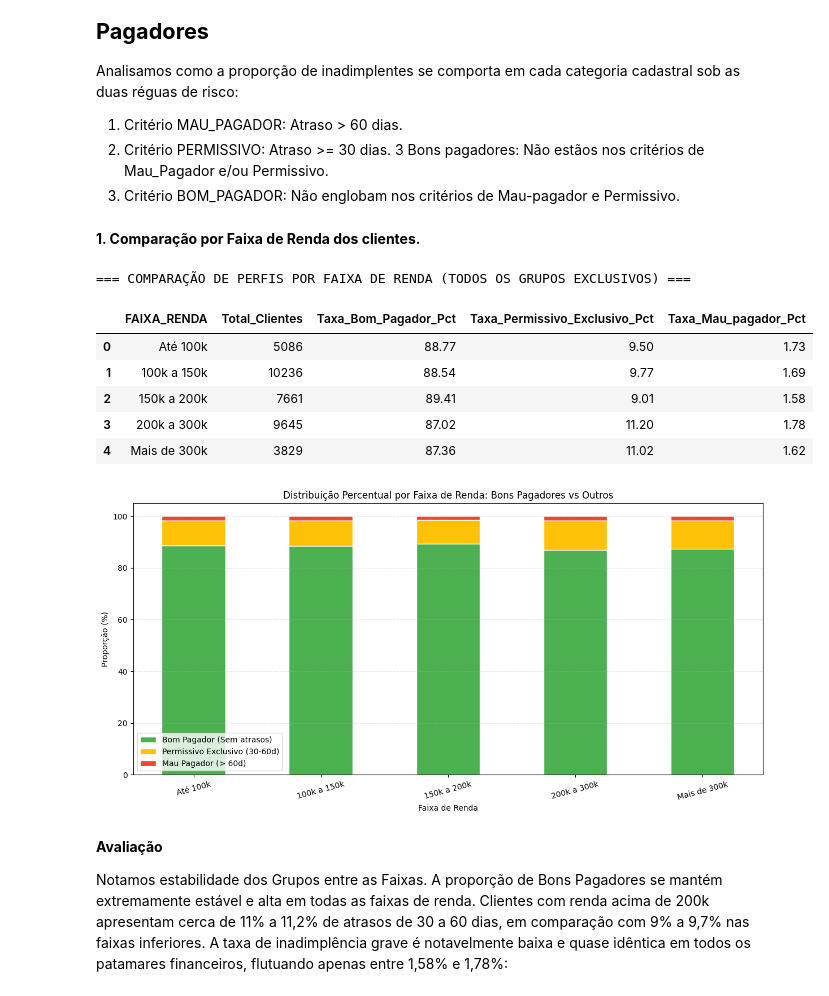
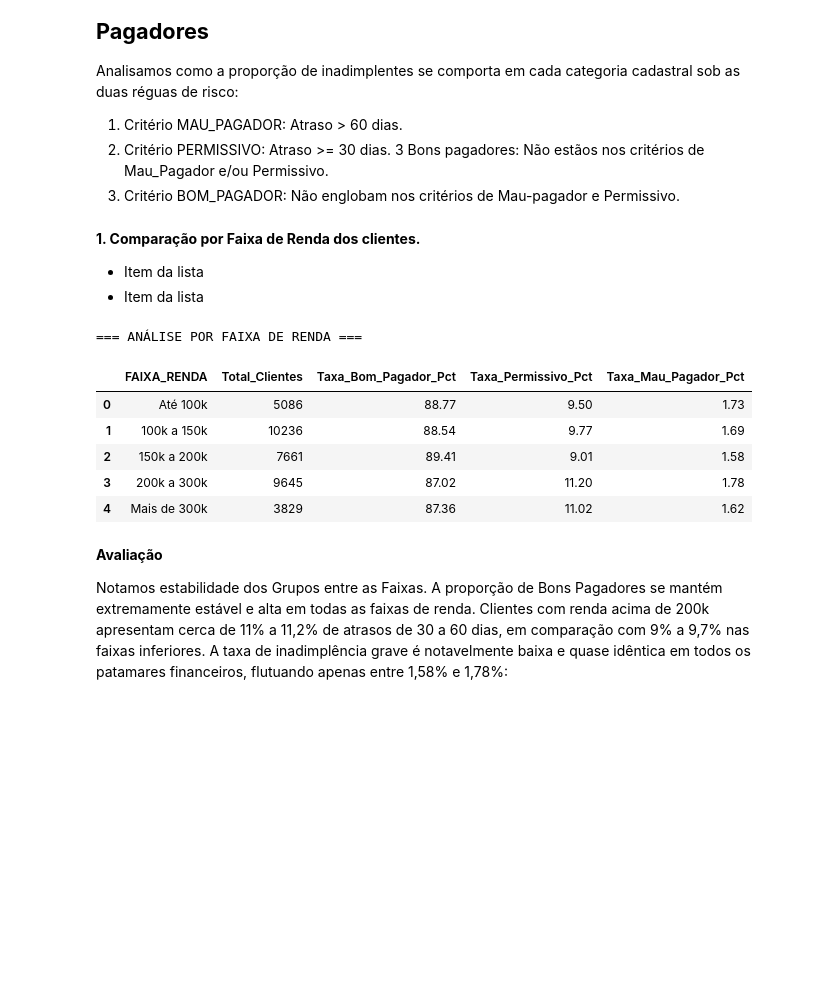
Before and after one commit to fernandinhaalmeida84/Tech_Challenge_Fase_2, a Jupyter notebook: Notebook/02_Criação_Target.ipynb, the cells around one changed output. Drawn from its saved outputs; the diff is of its cells as text; code cells hidden in the pictures; blank space fills up the shorter version.

```diff
--- a/Notebook/02_Criação_Target.ipynb
+++ b/Notebook/02_Criação_Target.ipynb
@@ -69,0 +145,10 @@ Shape df_credito: (1048575, 3)
+# %%
+COLS_PERFIL = [c for c in df_excel.columns if c != 'ID']
+df['PERFIL_ID'] = df.groupby(COLS_PERFIL, dropna=False).ngroup()
+
+n_perfis = df['PERFIL_ID'].nunique()
+print(f"Clientes: {len(df)} | Perfis únicos: {n_perfis}")
+print(f"Linhas que repetem um perfil já existente: {len(df) - n_perfis}")
+
+conflito = df.groupby('PERFIL_ID')['TARGET'].nunique()
+print(f"Perfis idênticos com TARGET diferente (0 e 1): {(conflito > 1).sum()}")
@@ -82,13 +224,13 @@ Pela classificação, dos 45985 clientes (ID únicos), 45318 são bons pagadores
 # %%
 # 1. Critério Padrão (Atraso > 60 dias): Status 2, 3, 4, 5
-df_credito['MAU_PAGADOR'] = df_credito['STATUS'].isin(['2', '3', '4', '5']).astype(int)
+df_excel2['MAU_PAGADOR'] = df_excel2['STATUS'].isin(['2', '3', '4', '5']).astype(int)
 
 # 2. Critério Permissivo (Atraso >= 30 dias): Status 1, 2, 3, 4, 5
-df_credito['PERMISSIVO'] = df_credito['STATUS'].isin(['1', '2', '3', '4', '5']).astype(int)
+df_excel2['PERMISSIVO'] = df_excel2['STATUS'].isin(['1', '2', '3', '4', '5']).astype(int)
 
 # Agrupando por ID para pegar o pior status histórico de cada cliente sob cada critério
-df_target_padrao = df_credito.groupby('ID')['MAU_PAGADOR'].max().reset_index()
-df_target_permissivo = df_credito.groupby('ID')['PERMISSIVO'].max().reset_index()
+df_target_padrao = df_excel2.groupby('ID')['MAU_PAGADOR'].max().reset_index()
+df_target_permissivo = df_excel2.groupby('ID')['PERMISSIVO'].max().reset_index()
 
 # Unificando os targets temporariamente em um único dataframe de referência
 df_target = pd.merge(df_target_padrao, df_target_permissivo, on='ID', how='inner')
@@ -229,0 +381,4 @@ Passing `palette` without assigning `hue` is deprecated and will be removed in v
+# %%
+faixas = pd.cut(target_cliente['MESES_HISTORICO'], bins=[0, 6, 12, 24, 36, 61])
+print(target_cliente.groupby(faixas, observed=False)['TARGET']
+      .agg(['count', 'mean']).rename(columns={'mean': 'taxa_mau'}).round(4))
@@ -229,0 +393,8 @@ Passing `palette` without assigning `hue` is deprecated and will be removed in v
+# %%
+ids_cad, ids_cred = set(df_excel['ID']), set(target_cliente['ID'])
+print('Só no cadastro (sem histórico):', len(ids_cad - ids_cred))
+print('Só no crédito (sem cadastro)  :', len(ids_cred - ids_cad))
+print('Nas duas bases                :', len(ids_cad & ids_cred))
+
+df = df_excel.merge(target_cliente, on='ID', how='inner')
+print('Base final para modelagem:', df.shape)
@@ -237,22 +415,34 @@ Analisamos como a proporção de inadimplentes se comporta em cada categoria cad
 3. Critério BOM_PAGADOR: Não englobam nos critérios de Mau-pagador e Permissivo.
 # %% [markdown]
 **1. Comparação por Faixa de Renda dos clientes.**
+
+*   Item da lista
+*   Item da lista
 # %%
+# Garantindo que os targets originais definidos pelo negócio estejam presentes no DataFrame
+target_cols = ['MAU_PAGADOR', 'PERMISSIVO', 'PERMISSIVO_EXCLUSIVO', 'GRUPO_PAGAMENTO', 'GRUPO_CREDITO']
+missing_cols = [col for col in target_cols if col not in df.columns]
+
+if missing_cols and 'df_target' in globals():
+    # Recupera as colunas de target originais do df_target pelo ID do cliente
+    cols_to_merge = ['ID'] + [col for col in target_cols if col in df_target.columns]
+    df = df.drop(columns=[col for col in target_cols if col in df.columns], errors='ignore')
+    df = df.merge(df_target[cols_to_merge], on='ID', how='inner')
+
 if 'FAIXA_RENDA' not in df.columns and 'AMT_INCOME_TOTAL' in df.columns:
     faixas = [0, 100000, 150000, 200000, 300000, np.inf]
     labels = ['Até 100k', '100k a 150k', '150k a 200k', '200k a 300k', 'Mais de 300k']
     df['FAIXA_RENDA'] = pd.cut(df['AMT_INCOME_TOTAL'], bins=faixas, labels=labels)
 
 analisar_taxas_por_categoria(df, 'FAIXA_RENDA', 'Faixa de Renda')
 # %% [output]
-=== COMPARAÇÃO DE PERFIS POR FAIXA DE RENDA (TODOS OS GRUPOS EXCLUSIVOS) ===
+=== ANÁLISE POR FAIXA DE RENDA ===
-|  | FAIXA_RENDA | Total_Clientes | Taxa_Bom_Pagador_Pct | Taxa_Permissivo_Exclusivo_Pct | Taxa_Mau_pagador_Pct |
+|  | FAIXA_RENDA | Total_Clientes | Taxa_Bom_Pagador_Pct | Taxa_Permissivo_Pct | Taxa_Mau_Pagador_Pct |
 | 0 | Até 100k | 5086 | 88.77 | 9.50 | 1.73 |
 | 1 | 100k a 150k | 10236 | 88.54 | 9.77 | 1.69 |
 | 2 | 150k a 200k | 7661 | 89.41 | 9.01 | 1.58 |
 | 3 | 200k a 300k | 9645 | 87.02 | 11.20 | 1.78 |
 | 4 | Mais de 300k | 3829 | 87.36 | 11.02 | 1.62 |
-[figure, removed]
 # %% [markdown]
 **Avaliação**
 
```
Also changed, not shown: parts of 28 cells of this notebook.
